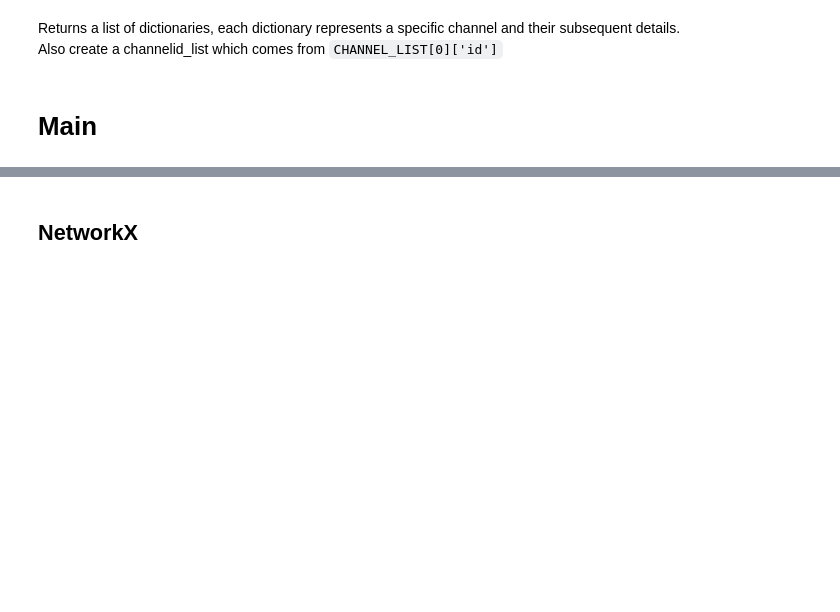
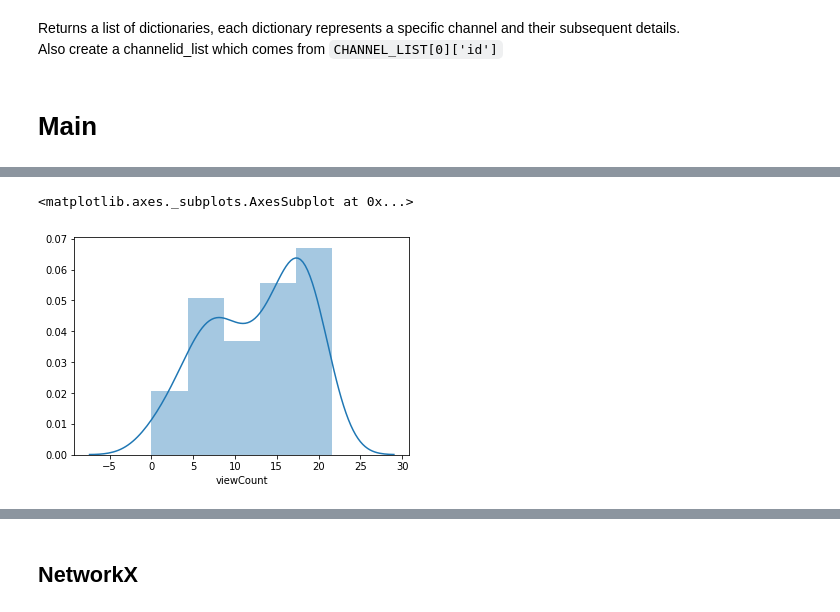
Before and after one commit to DanOvad/youtube-channel-analysis, a Jupyter notebook: youtube_data.ipynb, the cells around one changed output, grey strips where cells are left out. Saved outputs shown, nothing was run; the diff lists cells and outputs as text; code cells hidden in the pictures; blank space fills up the shorter version.

```diff
--- a/youtube_data.ipynb
+++ b/youtube_data.ipynb
@@ -172,0 +228,5 @@ DF.shape
+# %%
+sns.distplot(DF['viewCount'].map(lambda x: np.log(x+1)))
+# %% [output]
+<matplotlib.axes._subplots.AxesSubplot at 0x...>
+[figure, added]
```
Also changed, not shown: parts of 13 cells of this notebook.
